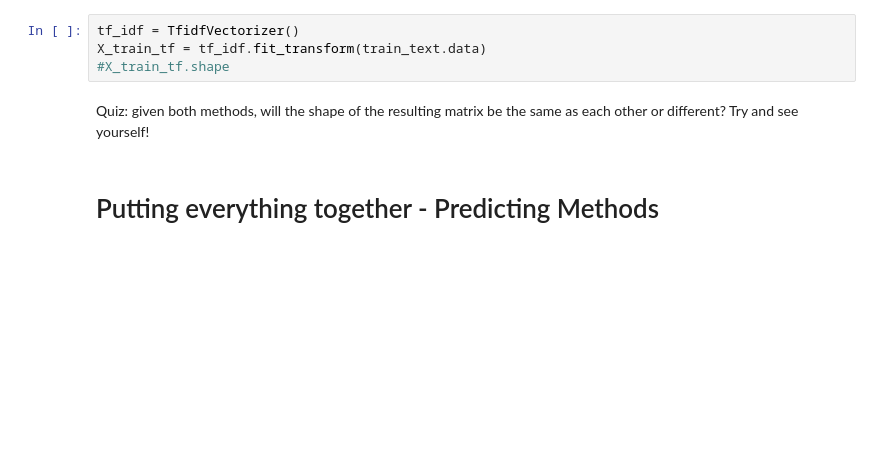
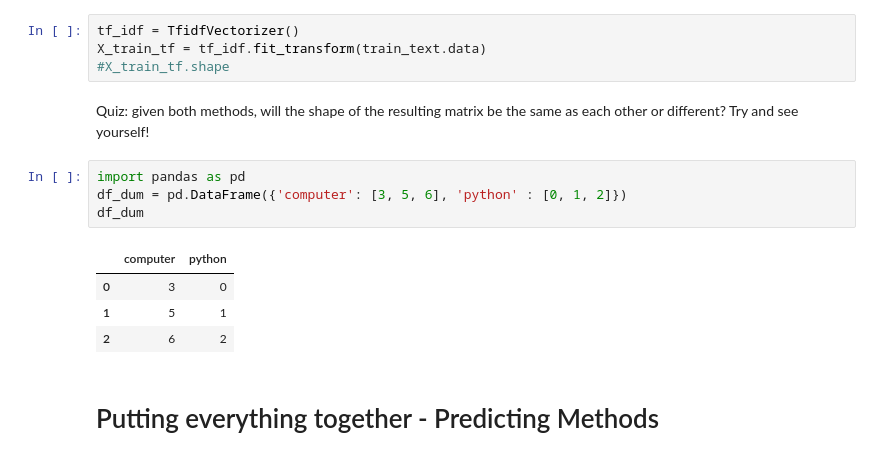
Before and after one commit to DraceZhan/MLNotebook, a Jupyter notebook: NLP Jumpstart.ipynb, the cells around one changed output. Cells and saved outputs as stored; diff of their text form; blank space fills up the shorter version.

```diff
--- a/NLP Jumpstart.ipynb
+++ b/NLP Jumpstart.ipynb
@@ -179,6 +225,15 @@ X_train_tf = tf_idf.fit_transform(train_text.data)
 #X_train_tf.shape
 # %% [markdown]
 Quiz: given both methods, will the shape of the resulting matrix be the same as each other or different? Try and see yourself!
+# %%
+import pandas as pd
+df_dum = pd.DataFrame({'computer': [3, 5, 6], 'python' : [0, 1, 2]})
+df_dum
+# %% [output]
+|  | computer | python |
+| 0 | 3 | 0 |
+| 1 | 5 | 1 |
+| 2 | 6 | 2 |
 # %% [markdown]
 # Putting everything together - Predicting Methods
 # %% [markdown]
```
Also changed, not shown: parts of 10 cells of this notebook.
